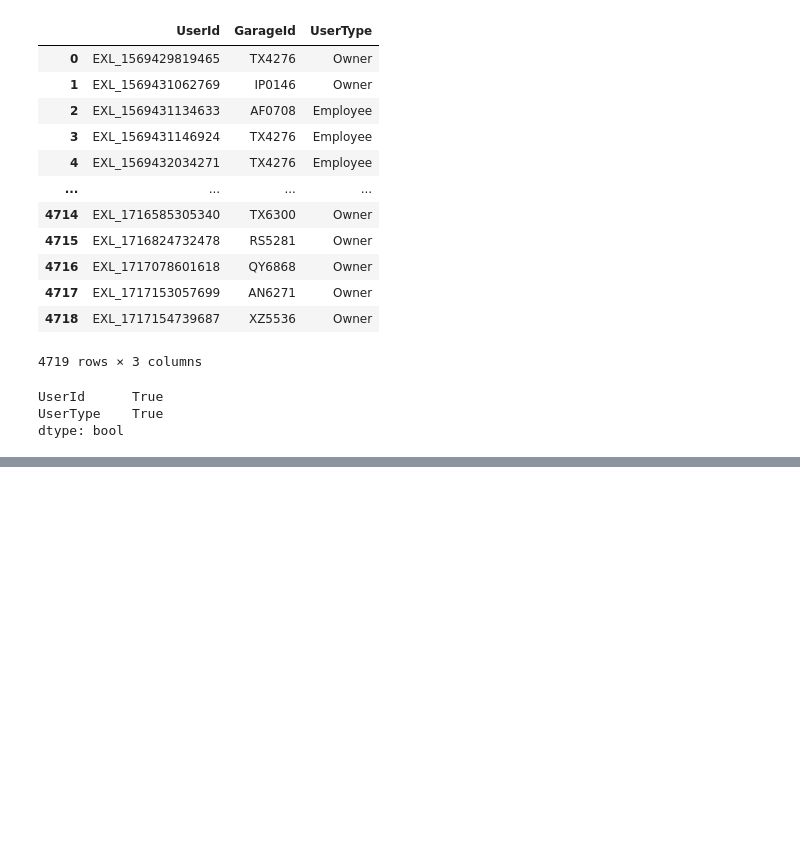
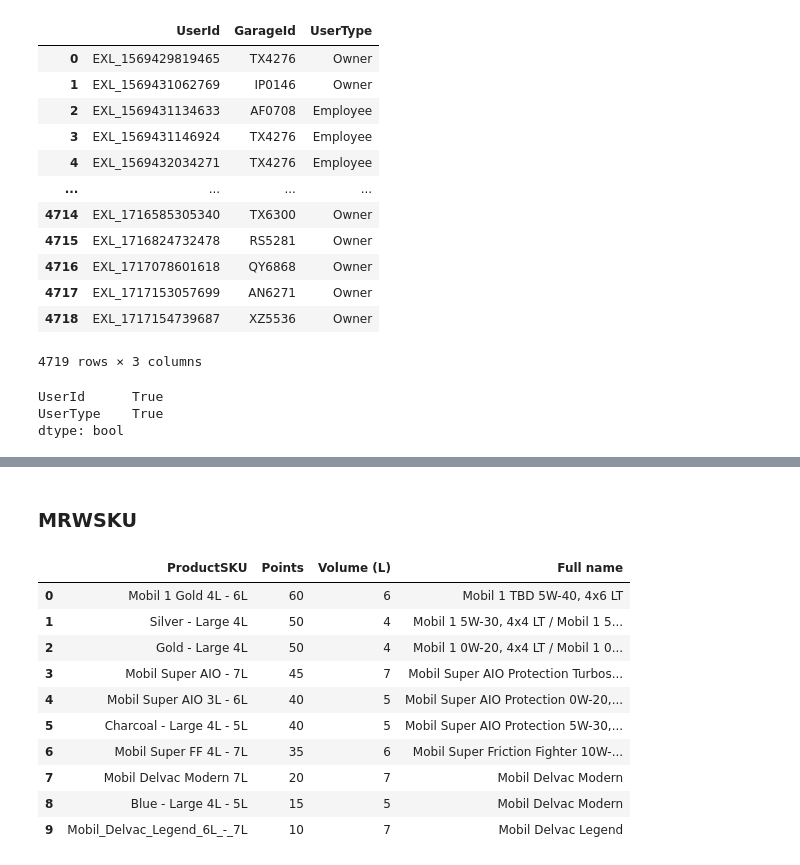
Before and after one commit to RTae/exxon-boothcathon, a Jupyter notebook: analysis/notebook/MRW_cleaning.ipynb, the cells around one changed output, grey strips where cells are left out. Saved outputs shown, nothing was run; the diff lists cells and outputs as text; code cells hidden in the pictures; blank space fills up the shorter version.

```diff
--- a/analysis/notebook/MRW_cleaning.ipynb
+++ b/analysis/notebook/MRW_cleaning.ipynb
@@ -317,2 +329,18 @@ np.True_
 # %%
 MRWUserWithGarage = MRUW.set_index("UserIdOwner").join(MRWGP.set_index("OwnerId")).reset_index().drop(columns="Distributor")
+# %% [markdown]
+### MRWSKU
+# %%
+MRWSKU
+# %% [output]
+|  | ProductSKU | Points | Volume (L) | Full name |
+| 0 | Mobil 1 Gold 4L - 6L | 60 | 6 | Mobil 1 TBD 5W-40, 4x6 LT |
+| 1 | Silver - Large 4L | 50 | 4 | Mobil 1 5W-30, 4x4 LT / Mobil 1 5... |
+| 2 | Gold - Large 4L | 50 | 4 | Mobil 1 0W-20, 4x4 LT / Mobil 1 0... |
+| 3 | Mobil Super AIO - 7L | 45 | 7 | Mobil Super AIO Protection Turbos... |
+| 4 | Mobil Super AIO 3L - 6L | 40 | 5 | Mobil Super AIO Protection 0W-20,... |
+| 5 | Charcoal - Large 4L - 5L | 40 | 5 | Mobil Super AIO Protection 5W-30,... |
+| 6 | Mobil Super FF 4L - 7L | 35 | 6 | Mobil Super Friction Fighter 10W-... |
+| 7 | Mobil Delvac Modern 7L | 20 | 7 | Mobil Delvac Modern |
+| 8 | Blue - Large 4L - 5L | 15 | 5 | Mobil Delvac Modern |
+| 9 | Mobil_Delvac_Legend_6L_-_7L | 10 | 7 | Mobil Delvac Legend |
```
Also changed, not shown: parts of 7 cells of this notebook.
